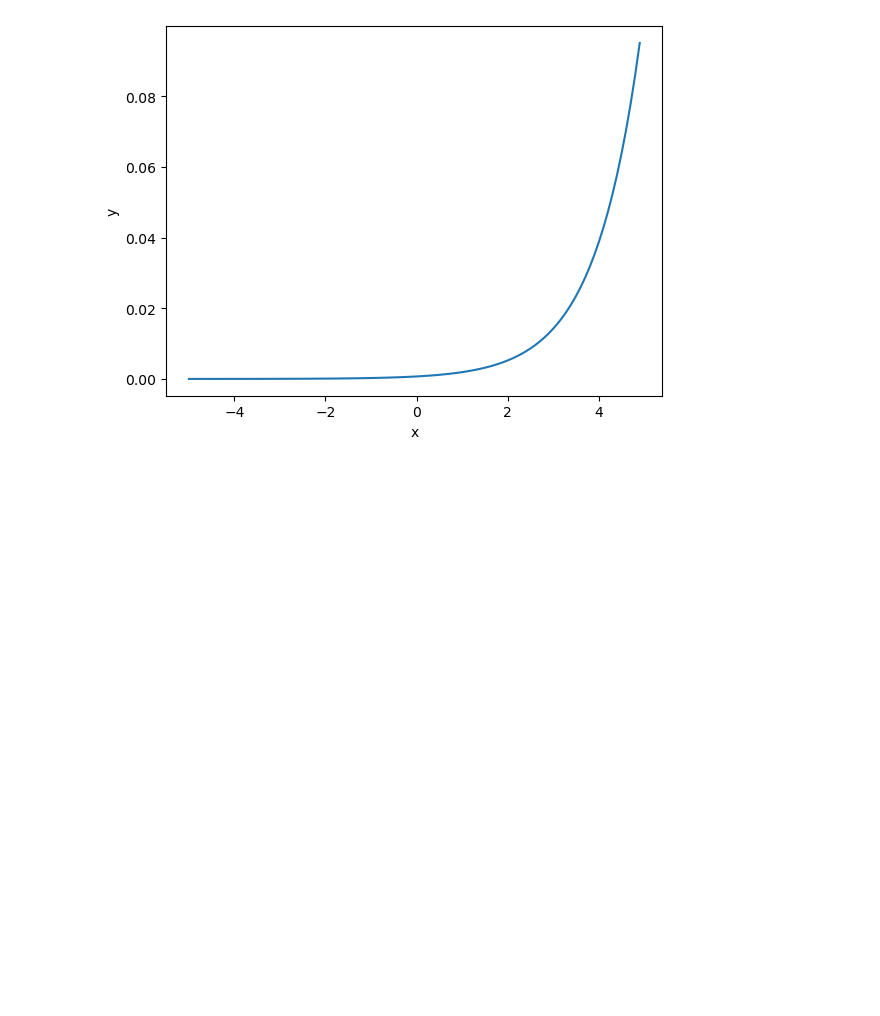
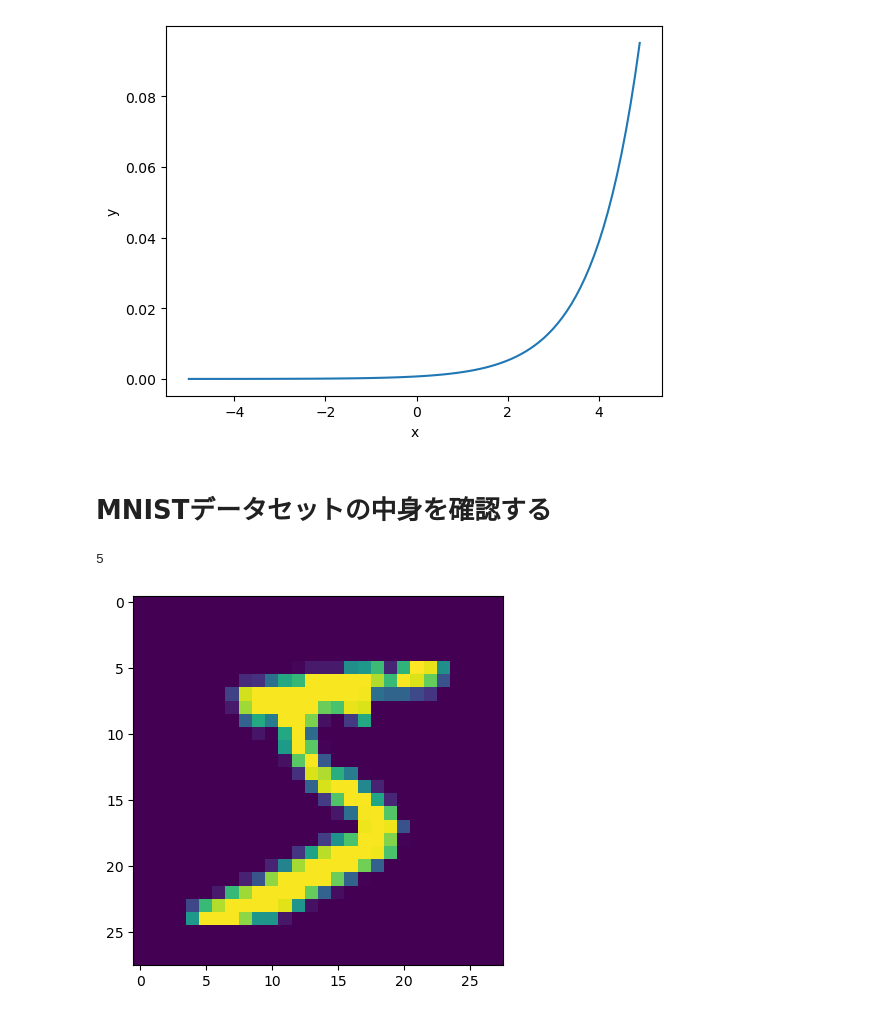
Before and after one commit to yoshiyuki-140/summer-camp-datadreamers-deeplearning, a Jupyter notebook: my-code/code-1.ipynb, the cells around one changed output. Cells and saved outputs as stored; diff of their text form; code cells hidden in the pictures; blank space fills up the shorter version.

Commit message:
add : MNISTデータセットの中身を確認するコードを追加

```diff
--- a/my-code/code-1.ipynb
+++ b/my-code/code-1.ipynb
@@ -550,3 +550,24 @@ def softmax(a):
     y = exp_a / sum_exp_a
 
     return y
+# %% [markdown]
+# MNISTデータセットの中身を確認する
+# %%
+# データセットの中身を確認する。
+
+import matplotlib.pylab as plt
+
+import sys, os
+
+sys.path.append(os.pardir)
+from dataset.mnist import load_mnist
+
+(x_train, t_train), (x_test, t_test) = load_mnist()
+
+img = x_train[0].reshape(28, 28)
+plt.imshow(img)
+print(t_train[0])
+plt.show()
+# %% [output]
+5
+[figure, added]
```
Also changed, not shown: 10 other files.
